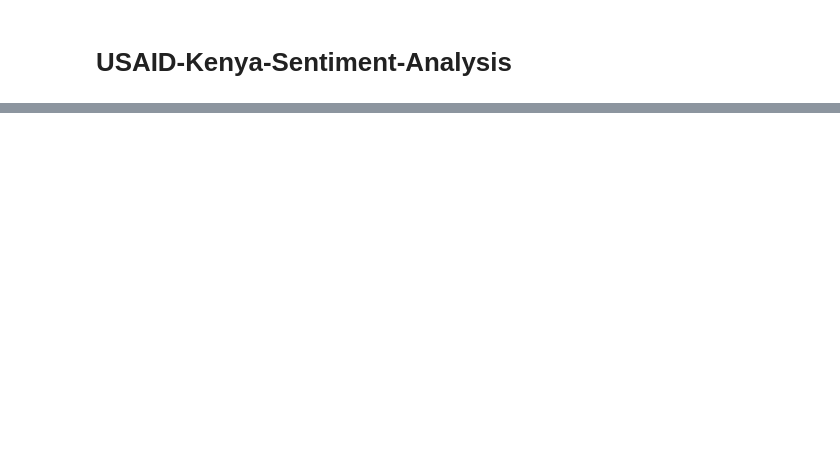
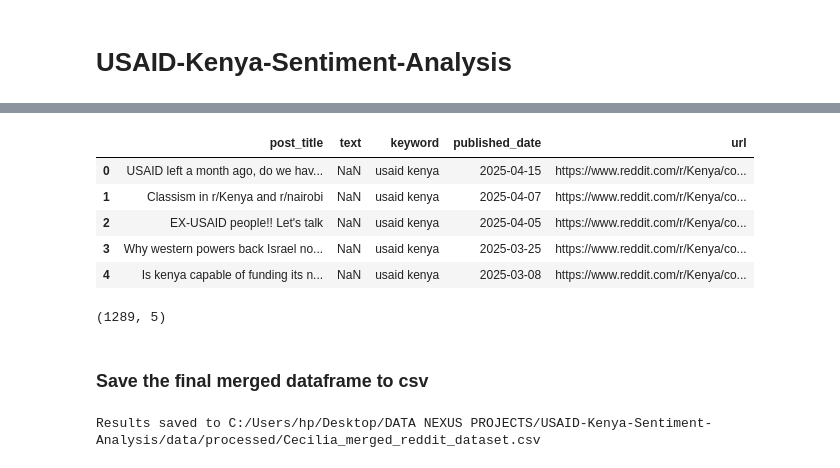
Before and after one commit to L-N-E0/USAID-Kenya-Sentiment-Analysis, a Jupyter notebook: notebooks/Cess.ipynb, the cells around one changed output, grey strips where cells are left out. Cells and saved outputs as stored; diff of their text form; code cells hidden in the pictures; blank space fills up the shorter version.

```diff
--- a/notebooks/Cess.ipynb
+++ b/notebooks/Cess.ipynb
@@ -235,0 +217,32 @@ reddit_df3.head()
+# %%
+#separate the time from date in the published date
+final_df['published_date'] = pd.to_datetime(final_df['published_date'], errors='coerce')
+
+# Extract date and time
+final_df['time'] = final_df['published_date'].dt.time
+final_df['published_date'] = final_df['published_date'].dt.date
+
+#drop the time column
+final_df.drop(columns='time', inplace=True)
+final_df.head()
+# %% [output]
+|  | post_title | text | keyword | published_date | url |
+| 0 | USAID left a month ago, do we hav... | NaN | usaid kenya | 2025-04-15 | https://www.reddit.com/r/Kenya/co... |
+| 1 | Classism in r/Kenya and r/nairobi | NaN | usaid kenya | 2025-04-07 | https://www.reddit.com/r/Kenya/co... |
+| 2 | EX-USAID people!! Let's talk | NaN | usaid kenya | 2025-04-05 | https://www.reddit.com/r/Kenya/co... |
+| 3 | Why western powers back Israel no... | NaN | usaid kenya | 2025-03-25 | https://www.reddit.com/r/Kenya/co... |
+| 4 | Is kenya capable of funding its n... | NaN | usaid kenya | 2025-03-08 | https://www.reddit.com/r/Kenya/co... |
+# %%
+final_df.shape #check the number of rows and columns in the final merged dataset
+# %% [output]
+(1289, 5)
+# %% [markdown]
+### Save the final merged dataframe to csv
+# %%
+# Save to CSV
+if not df.empty:
+    output_filename = f"C:/Users/hp/Desktop/DATA NEXUS PROJECTS/USAID-Kenya-Sentiment-Analysis/data/processed/Cecilia_merged_reddit_dataset.csv"
+    df.to_csv(output_filename, index=False, encoding='utf-8')
+    print(f"Results saved to {output_filename}")
+# %% [output]
+Results saved to C:/Users/hp/Desktop/DATA NEXUS PROJECTS/USAID-Kenya-Sentiment-Analysis/data/processed/Cecilia_merged_reddit_dataset.csv
```
Also changed, not shown: parts of 38 cells of this notebook, 2 other files.
